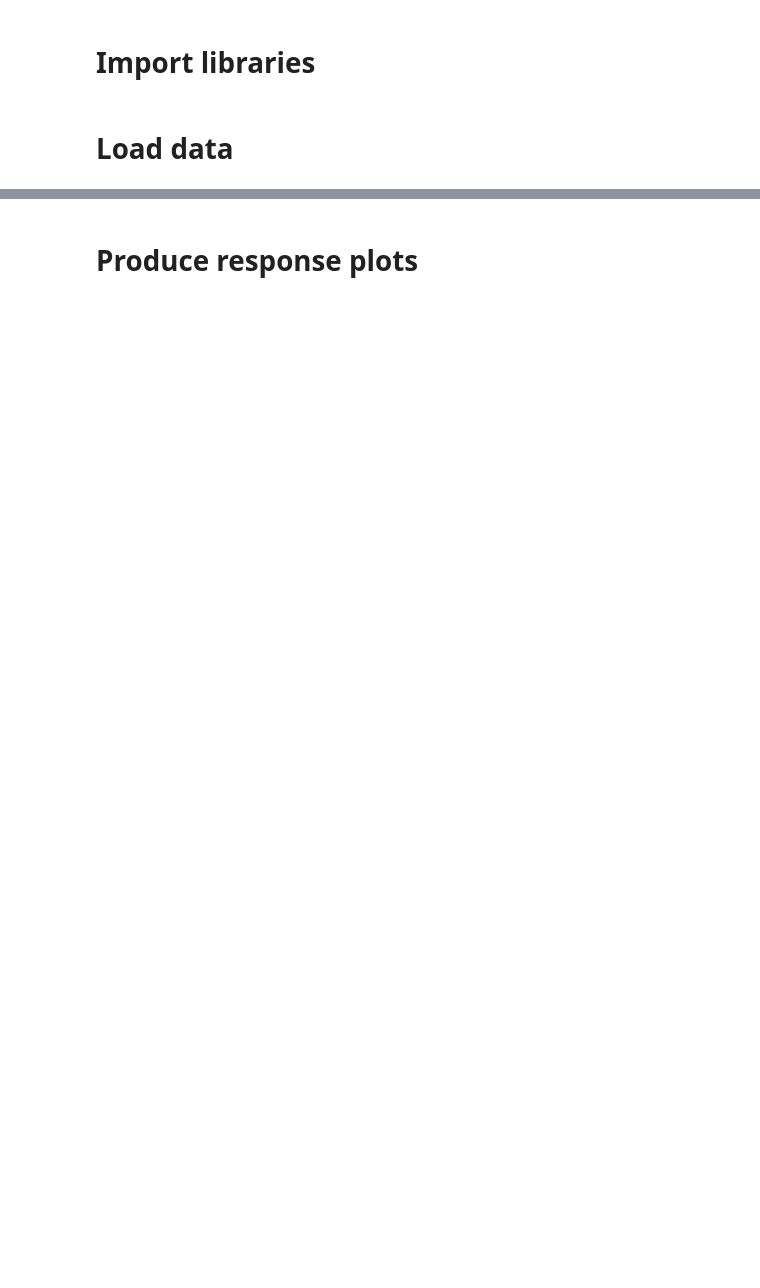
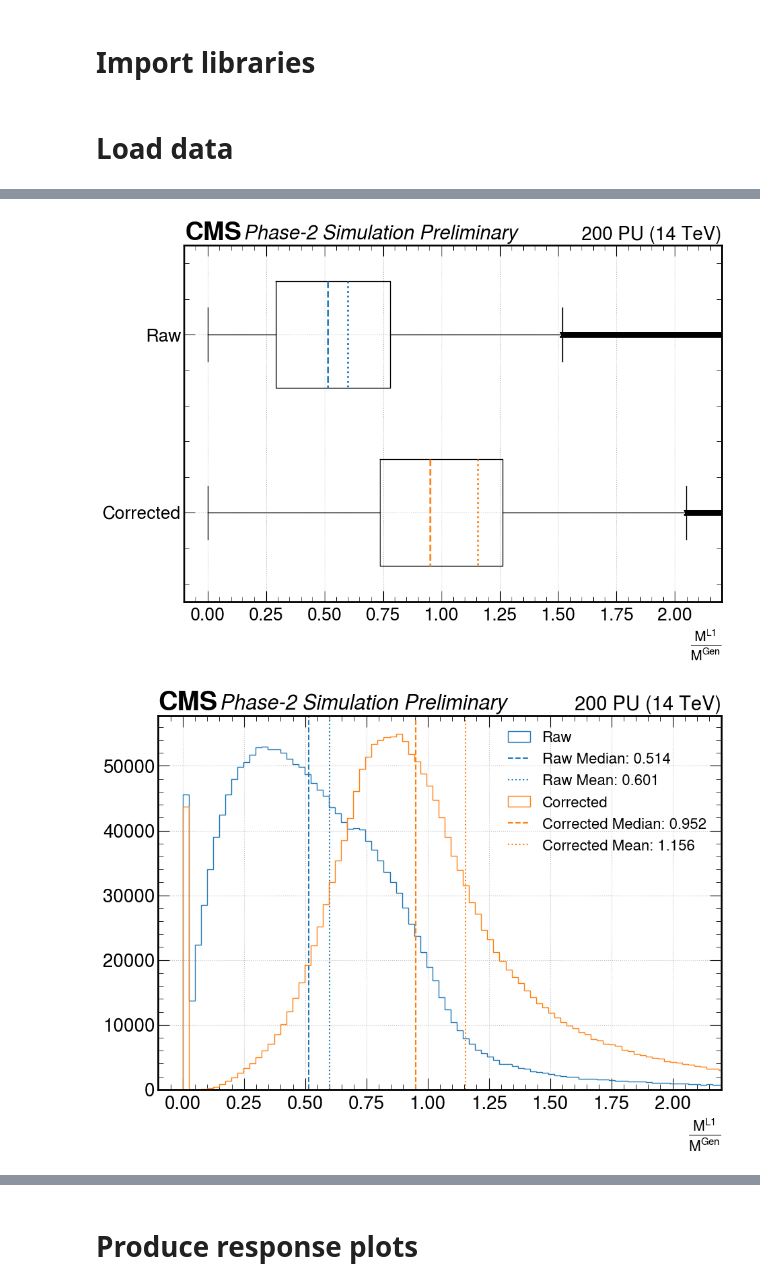
Before and after one commit to lrobertshaw/mass_corrections, a Jupyter notebook: corrections.ipynb, the cells around one changed output, grey strips where cells are left out. Cells and saved outputs as stored; diff of their text form; code cells hidden in the pictures; blank space fills up the shorter version.

```diff
--- a/corrections.ipynb
+++ b/corrections.ipynb
@@ -179,3 +317,16 @@ class Jet:
+# %%
+d = test[ (test.genmass > 1) & (test.genpt > 1) ]
+
+dat = {
+    "Raw": d.mass / (d.genmass+0.1),
+    "Corrected": d.mass_corr / (d.genmass+0.1)
+}
+
+Plot.boxplot(dat)
+Plot.histogram(dat)
+# %% [output]
+[figure, added]
+[figure, added]
 # %%
 def binResp(arr, var):
     if var == "pt":
```
Also changed, not shown: parts of 10 cells of this notebook.
